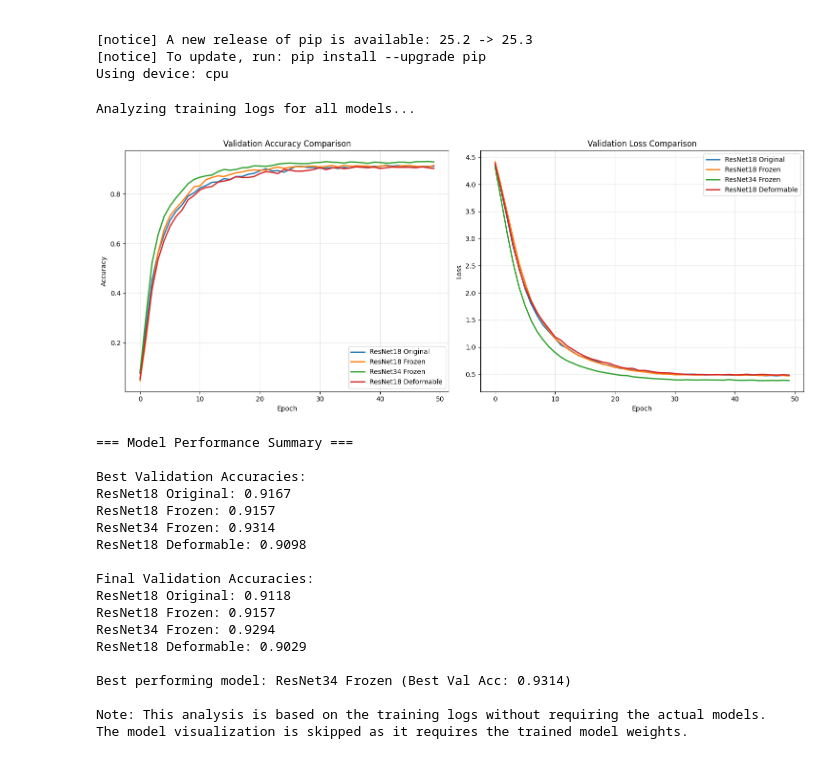
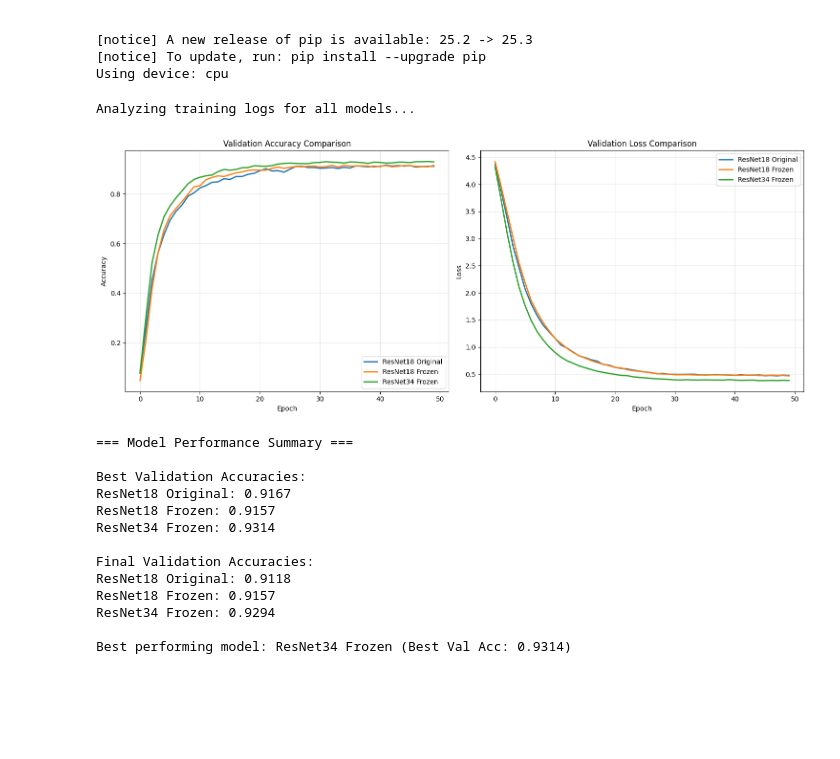
Before and after one commit to yukunf/SC4001flowers, a Jupyter notebook: resnet/comparison.ipynb, the cells around one changed output. Cells and saved outputs as stored; diff of their text form; code cells hidden in the pictures; blank space fills up the shorter version.

```diff
--- a/resnet/comparison.ipynb
+++ b/resnet/comparison.ipynb
@@ -175,7 +175,6 @@ def compare_experiments():
         'ResNet18 Original': 'resnet18_original.txt',
         'ResNet18 Frozen': 'resnet18_frozen.txt',
         'ResNet34 Frozen': 'resnet34_frozen.txt',
-        'ResNet18 Deformable': 'resnet18_deformable.txt'
     }
 
     plt.figure(figsize=(15, 6))
@@ -215,52 +214,44 @@ def compare_experiments():
 
     plt.title('Validation Loss Comparison')
     plt.xlabel('Epoch')
     plt.ylabel('Loss')
     plt.legend()
     plt.grid(True, alpha=0.3)
 
     plt.tight_layout()
     plt.savefig('all_experiments_comparison.png', dpi=300, bbox_inches='tight')
     plt.show()
 
     # Print performance summary
     print("\n=== Model Performance Summary ===")
     print("\nBest Validation Accuracies:")
     for model, acc in best_val_acc.items():
         print(f"{model}: {acc:.4f}")
 
     print("\nFinal Validation Accuracies:")
     for model, acc in final_val_acc.items():
         print(f"{model}: {acc:.4f}")
 
     # Determine the best model
     best_model = max(best_val_acc.items(), key=lambda x: x[1])
     print(f"\nBest performing model: {best_model[0]} (Best Val Acc: {best_model[1]:.4f})")
 
 # Compare experiments and show detailed analysis
 print("Analyzing training logs for all models...")
 compare_experiments()
-
-print("\nNote: This analysis is based on the training logs without requiring the actual models.")
-print("The model visualization is skipped as it requires the trained model weights.")
 # %% [output]
 Analyzing training logs for all models...
-[figure, old version]
+[figure, new version]
 === Model Performance Summary ===
 
 Best Validation Accuracies:
 ResNet18 Original: 0.9167
 ResNet18 Frozen: 0.9157
 ResNet34 Frozen: 0.9314
-ResNet18 Deformable: 0.9098
 
 Final Validation Accuracies:
 ResNet18 Original: 0.9118
 ResNet18 Frozen: 0.9157
 ResNet34 Frozen: 0.9294
-ResNet18 Deformable: 0.9029
 
 Best performing model: ResNet34 Frozen (Best Val Acc: 0.9314)
-
-Note: This analysis is based on the training logs without requiring the actual models.
-The model visualization is skipped as it requires the trained model weights.
```
Also changed, not shown: parts of 1 cell of this notebook, 8 other files.
